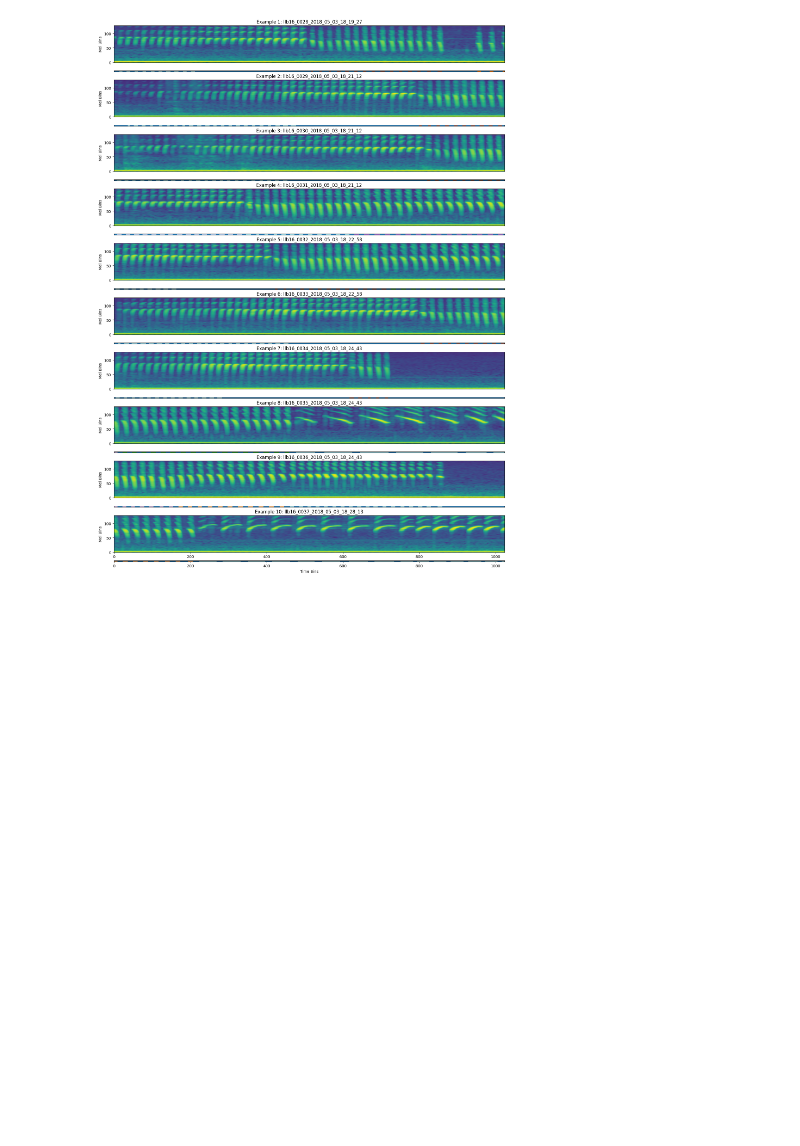
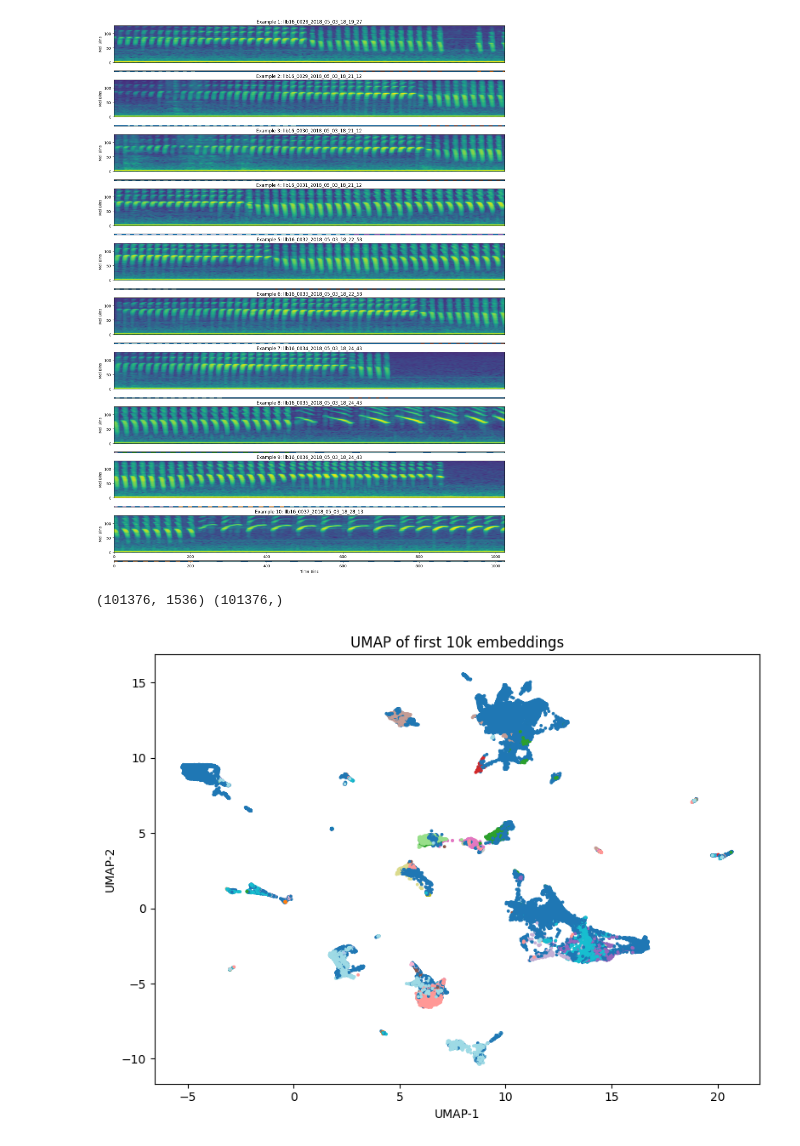
Before and after one commit to georgevenven/TinyBird, a Jupyter notebook: test.ipynb, the cells around one changed output. Drawn from its saved outputs; the diff is of its cells as text; code cells hidden in the pictures; blank space fills up the shorter version.

```diff
--- a/test.ipynb
+++ b/test.ipynb
@@ -180,3 +180,54 @@ print(f"Labels shape: {labels.shape}")
 # %% [output]
 IndexError: index 10 is out of bounds for axis 0 with size 10
 [figure]
+# %%
+import numpy as np
+import matplotlib.pyplot as plt
+import umap   # pip install umap-learn
+
+f = "/home/george-vengrovski/Documents/projects/TinyBird/results/Talapas_Run_2/canary/llb11_annot/embeddings.npz"
+
+# Load the npz file
+data = np.load(f, allow_pickle=True)
+emb = data["encoded_embeddings_after_pos_removal"]
+labels = data["labels_original"]
+
+print(emb.shape, labels.shape)  # (101376, 1536) (101376,)
+
+# Take first 10k points
+n = min(100000, emb.shape[0])
+X = emb[:n]
+y = labels[:n]
+
+# Run UMAP
+reducer = umap.UMAP(
+    n_neighbors=200,
+    min_dist=0.01,
+    n_components=2,
+    metric="cosine",
+    n_jobs =-1,
+    low_memory=True
+)
+X_2d = reducer.fit_transform(X)
+
+# If labels are not numeric, map them to integers for coloring
+if not np.issubdtype(y.dtype, np.number):
+    uniq = np.unique(y)
+    label_to_int = {lab: i for i, lab in enumerate(uniq)}
+    y_colors = np.array([label_to_int[lab] for lab in y])
+else:
+    y_colors = y
+
+# Plot
+plt.figure(figsize=(8, 6))
+sc = plt.scatter(X_2d[:, 0], X_2d[:, 1], c=y_colors, s=3, cmap="tab20")
+
+plt.xlabel("UMAP-1")
+plt.ylabel("UMAP-2")
+plt.title("UMAP of first 10k embeddings")
+
+plt.tight_layout()
+plt.show()
+# %% [output]
+(101376, 1536) (101376,)
+[figure, added]
```
Also changed, not shown: 4 other files.
